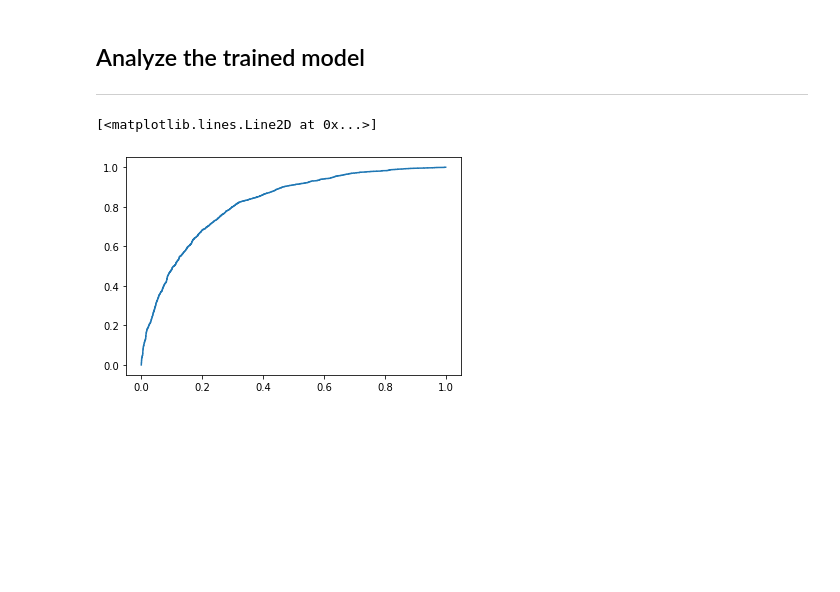
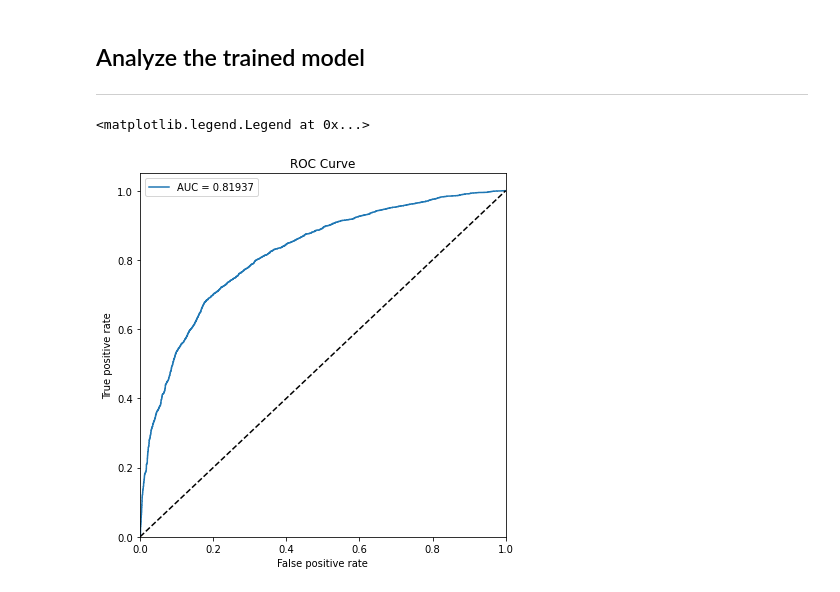
Before and after one commit to Engineero/couch_surfing, a Jupyter notebook: siamese_net.ipynb, the cells around one changed output. Drawn from its saved outputs; the diff is of its cells as text; code cells hidden in the pictures; blank space fills up the shorter version.

Commit message:
Prettied up the ROC curve a bit

```diff
--- a/siamese_net.ipynb
+++ b/siamese_net.ipynb
@@ -374,9 +374,4 @@ from sklearn.metrics import roc_curve, roc_auc_score
 # %%
 predictions = model.predict([te_pairs[:, 0], te_pairs[:, 1]])
 # %%
-fpr, tpr, thresholds = roc_curve(te_y, predictions)
+fpr, tpr, thresholds = roc_curve(te_y, 1 - predictions)
-# %%
-plt.plot(tpr, fpr)
-# %% [output]
-[<matplotlib.lines.Line2D at 0x...>]
-[figure, removed]
@@ -382,0 +380,14 @@ plt.plot(tpr, fpr)
+# %%
+plt.figure(figsize=(6, 6))
+plt.plot(fpr, tpr, label=f'AUC = {auc:.5f}')
+plt.plot(np.linspace(0, 1), np.linspace(0, 1), 'k--')
+plt.title('ROC Curve')
+plt.xlabel('False positive rate')
+plt.ylabel('True positive rate')
+plt.xlim([0, 1])
+plt.ylim([0, 1.05])
+plt.tight_layout()
+plt.legend()
+# %% [output]
+<matplotlib.legend.Legend at 0x...>
+[figure, added]
```
Also changed, not shown: parts of 3 cells of this notebook.
